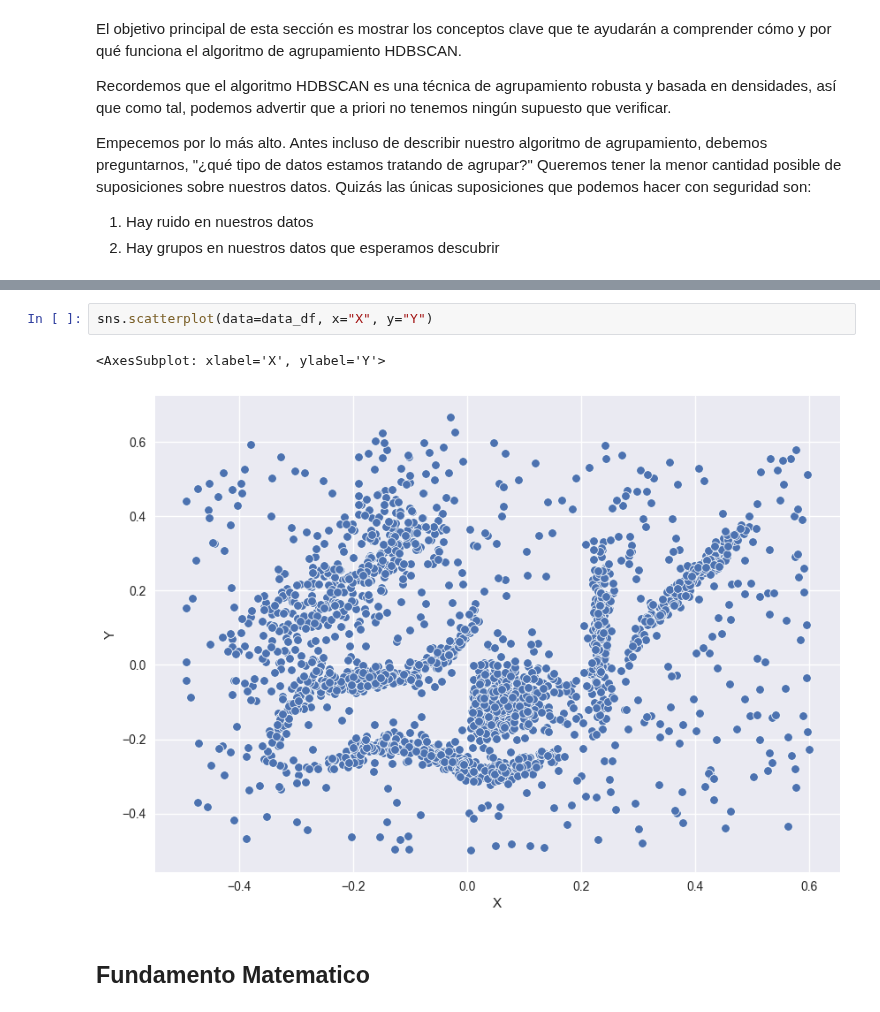
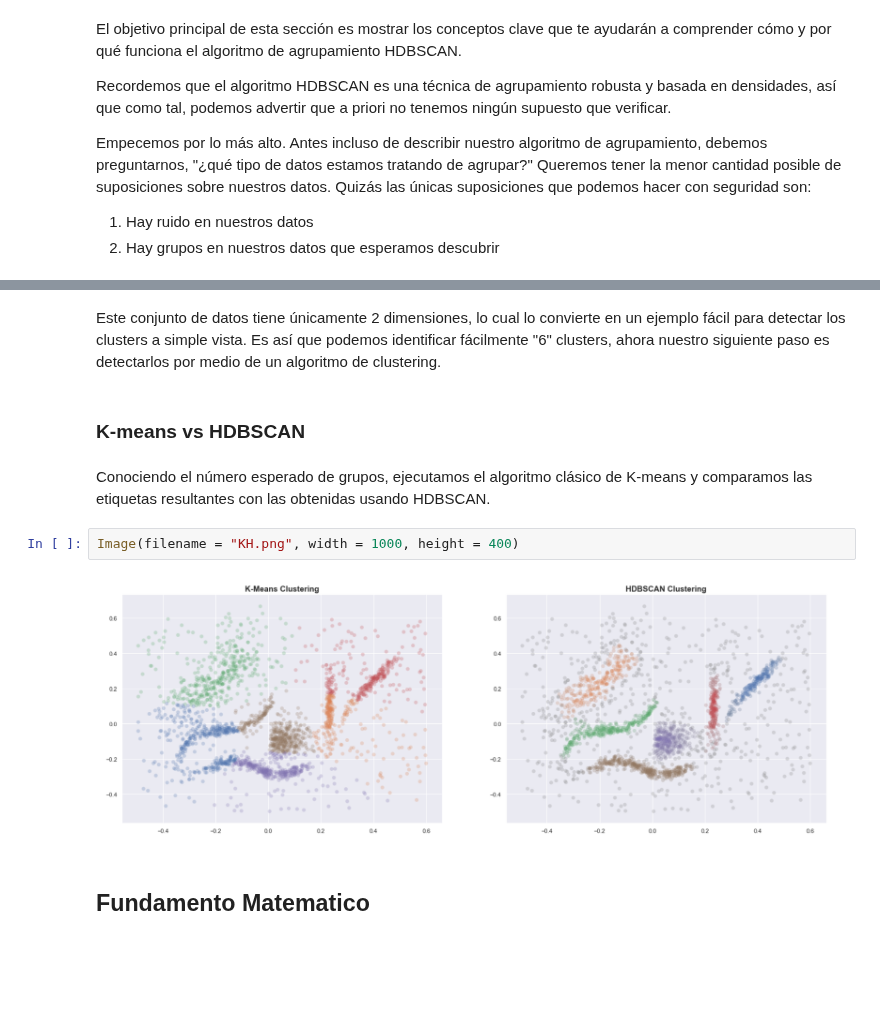
Before and after one commit to Datavaid/HDBSCAN, a Jupyter notebook: HDBSCAN.ipynb, the cells around one changed output, grey strips where cells are left out. Drawn from its saved outputs; the diff is of its cells as text; blank space fills up the shorter version.

```diff
--- a/HDBSCAN.ipynb
+++ b/HDBSCAN.ipynb
@@ -62,8 +51,13 @@ plt.scatter(*data.T, s=50, linewidth=0, c='b', alpha=0.25)
-# %%
-sns.scatterplot(data=data_df, x="X", y="Y")
-# %% [output]
-<AxesSubplot: xlabel='X', ylabel='Y'>
-[figure, removed]
+# %% [markdown]
+Este conjunto de datos tiene únicamente 2 dimensiones, lo cual lo convierte en un ejemplo fácil para detectar los clusters a simple vista. Es así que podemos identificar fácilmente "6" clusters, ahora nuestro siguiente paso es detectarlos por medio de un algoritmo de clustering.
+# %% [markdown]
+### K-means vs HDBSCAN
+# %% [markdown]
+Conociendo el número esperado de grupos, ejecutamos el algoritmo clásico de K-means y comparamos las etiquetas resultantes con las obtenidas usando HDBSCAN.
+# %%
+Image(filename = "KH.png", width = 1000, height = 400)
+# %% [output]
+[figure, added]
 # %% [markdown]
 ## Fundamento Matematico
 # %% [markdown]
```
Also changed, not shown: parts of 6 cells of this notebook, 1 other file.
